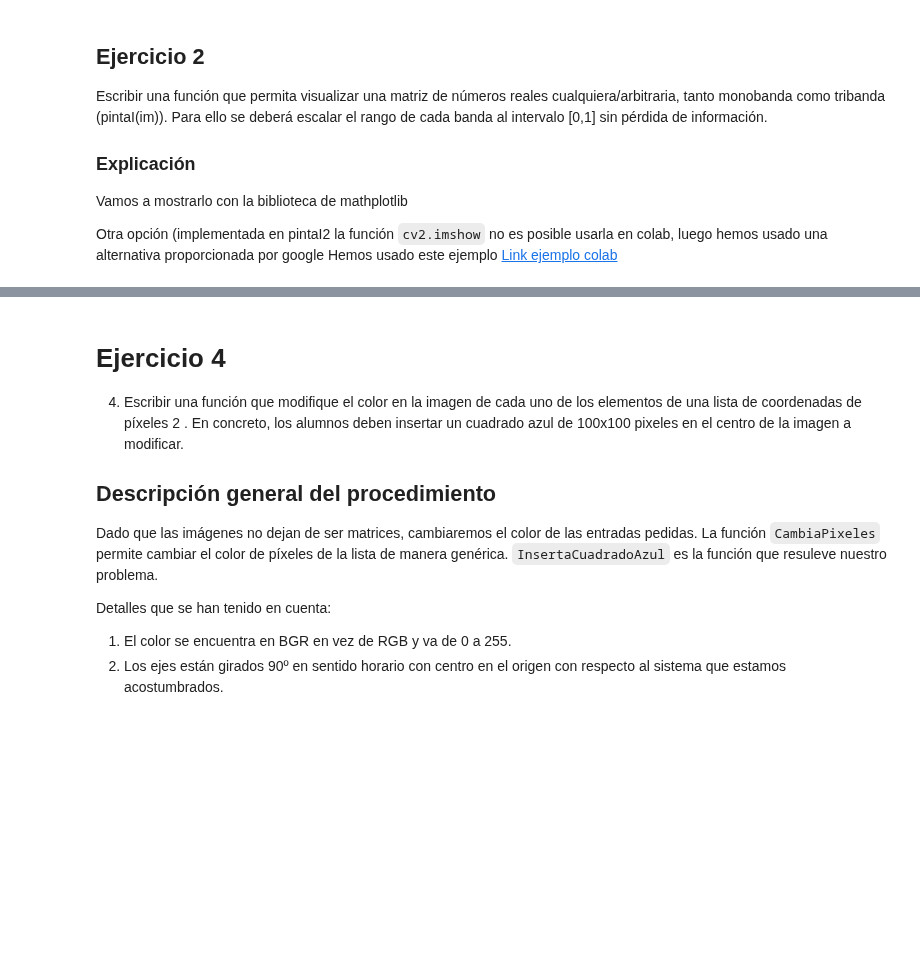
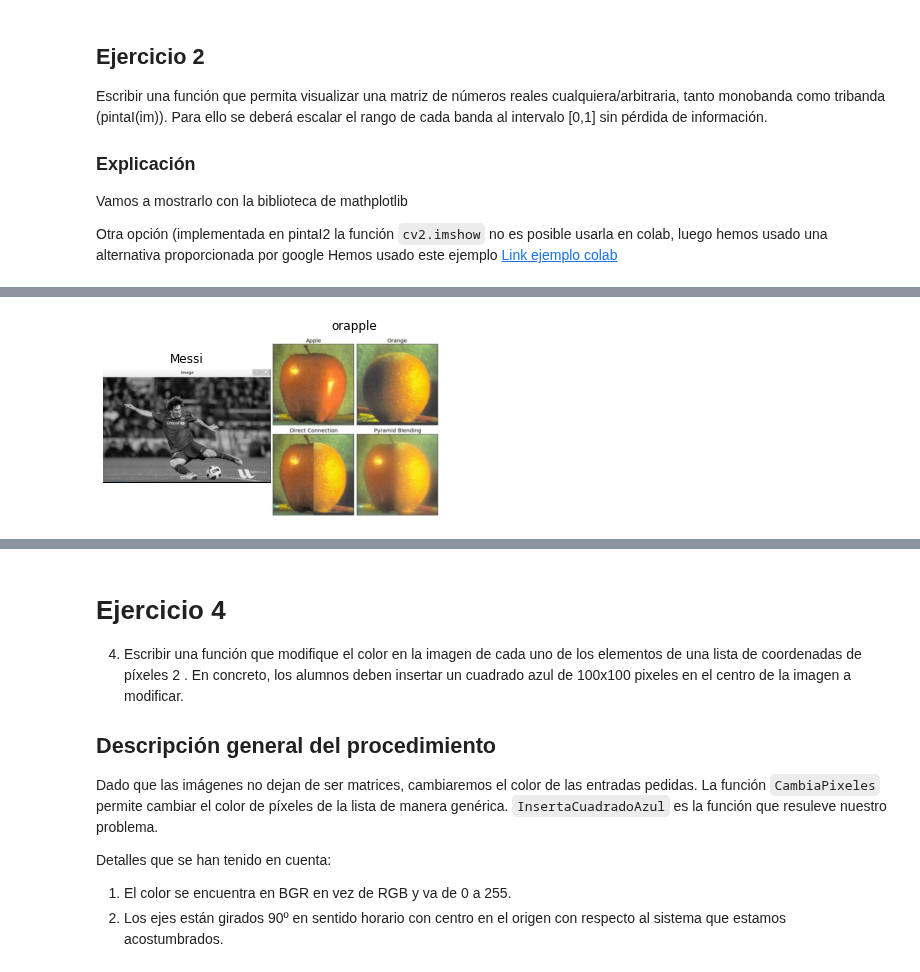
Before and after one commit to BlancaCC/Computer-vision, a Jupyter notebook: practica_0/Práctica_0.ipynb, the cells around one changed output, grey strips where cells are left out. Saved outputs shown, nothing was run; the diff lists cells and outputs as text; code cells hidden in the pictures; blank space fills up the shorter version.

```diff
--- a/practica_0/Práctica_0.ipynb
+++ b/practica_0/Práctica_0.ipynb
@@ -12,7 +12,7 @@ import numpy as np
 # Rutas posibles
 colab =  '/content/drive/MyDrive/Visión por computador/práctica 0/images/'
 local = './images/'
-ruta_actual = colab
+ruta_actual = local
 
 if(ruta_actual == colab):
     from google.colab import drive
@@ -183,0 +141,79 @@ pintaMI( [imagenes_color[1], imagenes_gris[1]], 'Mezclamos color con blanco y ne
+# %%
+def pintaMI9(v_img, title = ""):
+    # Altura mínima de las imágenes
+    altura_minima = min(img.shape[0] for img in v_img)
+
+    numero_imagenes = len(v_img)
+    # Preparamos grid
+    fig = plt.figure()
+    # Añadimos un ínico title
+    if( type(title) == str and len(title)>0):
+        fig.suptitle(title)
+
+    for i in range(numero_imagenes):
+        # Escalamos la altura a la más grande
+        if v_img[i].shape[0] > altura_minima:
+            ancho_reescalado = int(v_img[i].shape[1]*altura_minima/v_img[i].shape[0])
+            v_img[i] = cv2.resize(v_img[i], (ancho_reescalado, altura_minima),  interpolation=cv2.INTER_AREA)
+        print(v_img[i].shape[0], v_img[i].shape[1], title[i])
+        # pasamos a tribanda si está en monobanda
+        if len(v_img[i].shape) != 3:
+            v_img[i] = cv2.cvtColor(v_img[i], cv2.COLOR_GRAY2RGB)
+        # Añadimos título si lo tiene
+        if type(title)==list and len(title)>i:
+            plt.title(title[i])
+        #Quitamos ejes
+        plt.axis('off')
+        # Mostramos imagen(que está a color) invirtiendo colores
+        plt.imshow(v_img[i][:,:,::-1])
+    img_v = cv2.hconcat(v_img)
+    plt.show()
+    plt.clf()
+    pintaI(img_v)
+
+
+
+
+def pintaMI(v_img, title = ""):
+    # Altura mínima de las imágenes
+    altura_minima = min(img.shape[0] for img in v_img)
+
+    numero_imagenes = len(v_img)
+    # Preparamos grid
+    fig = plt.figure()
+    gs = fig.add_gridspec(1,numero_imagenes, wspace=0, hspace=0)
+    axs = gs.subplots(sharex='col', sharey='row')
+    # Añadimos un ínico title
+
+    for i in range(numero_imagenes):
+        # Escalamos la altura a la más grande
+        if v_img[i].shape[0] > altura_minima:
+            ancho_reescalado = int(v_img[i].shape[1]*altura_minima/v_img[i].shape[0])
+            v_img[i] = cv2.resize(v_img[i], (ancho_reescalado, altura_minima),  interpolation=cv2.INTER_AREA)
+        #print(v_img[i].shape[0], v_img[i].shape[1], title[i])
+        # pasamos a tribanda si está en monobanda
+        if len(v_img[i].shape) != 3:
+            v_img[i] = cv2.cvtColor(v_img[i], cv2.COLOR_GRAY2RGB)
+        # Añadimos título si lo tiene
+        if type(title)==list and len(title)>i:
+            axs[i].set_title(title[i])
+        #Quitamos ejes
+        axs[i].axis('off')
+        # Mostramos imagen(que está a color) invirtiendo colores
+        axs[i].imshow(v_img[i][:,:,::-1])
+    img_v = cv2.hconcat(v_img)
+    plt.show()
+    plt.clf()
+    pintaI(img_v)
+
+
+## Ejecución de ejemplo
+pintaMI ( [img_messi_color, img_orapple_color], ['Messi','orapple'])
+pintaMI(imagenes_color, 'Todas pintadas en color')
+pintaMI(imagenes_gris, 'Todas pintadas en Gris')
+
+# ¿Qué corre si mezclamos una en blanco y negro con otra en color?
+pintaMI( [imagenes_color[1], imagenes_gris[1]], 'Mezclamos color con blanco y negro')
+# Lo hace sin problema gracias a que lo transformamos a color
+# %% [output]
+[figure, added]
```
Also changed, not shown: parts of 7 cells of this notebook, 3 other files.
